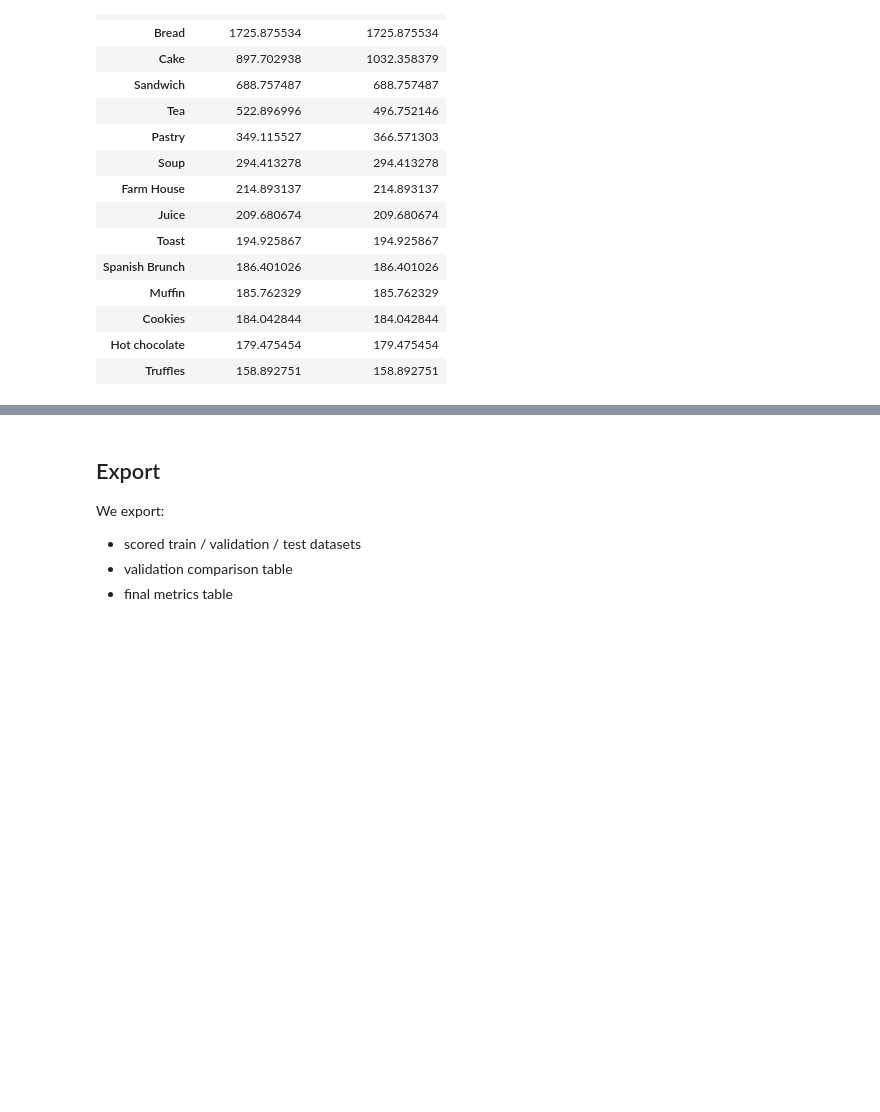
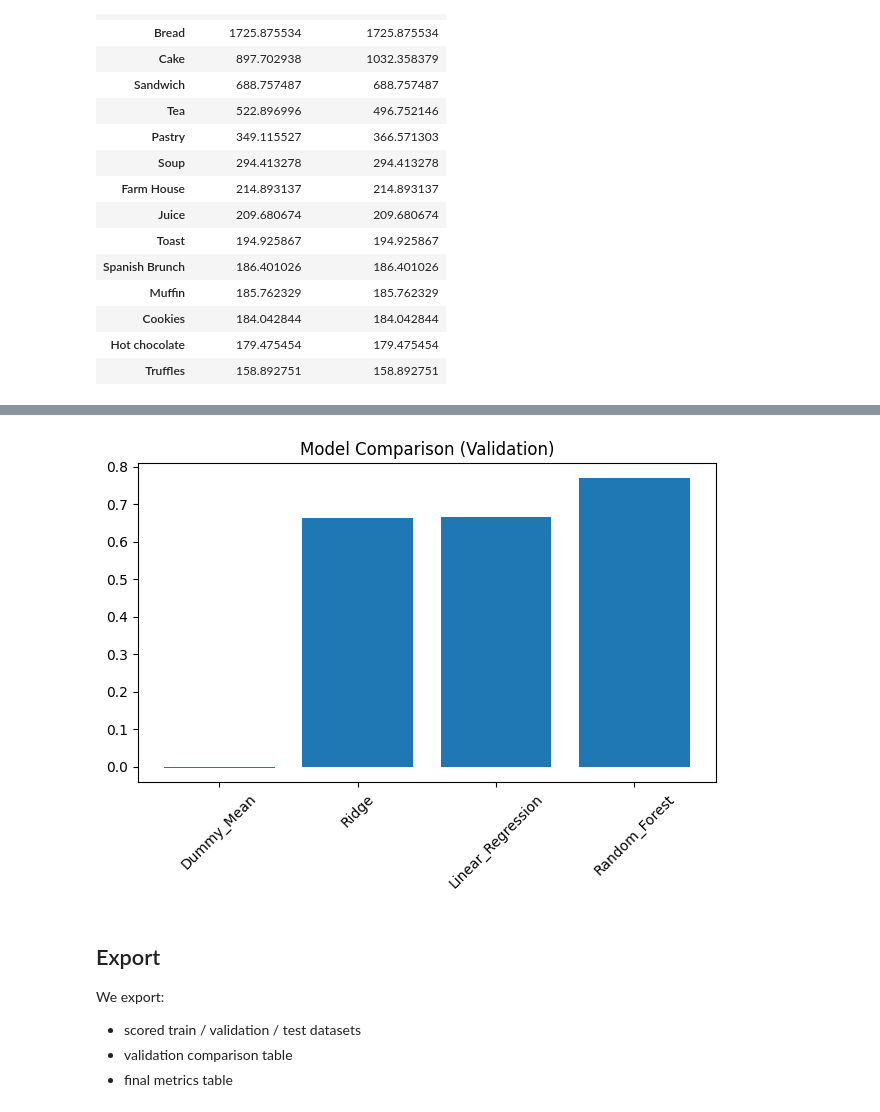
Before and after one commit to sloxen/AutoPred, a Jupyter notebook: bakery_demo.ipynb, the cells around one changed output, grey strips where cells are left out. Drawn from its saved outputs; the diff is of its cells as text; code cells hidden in the pictures; blank space fills up the shorter version.

```diff
--- a/bakery_demo.ipynb
+++ b/bakery_demo.ipynb
@@ -688,3 +763,20 @@ test_revenue_compare.head(15)
+# %%
+# ---- Plot 4: Model comparison ----
+plt.figure()
+
+x = validation_results.columns[0]
+y = validation_results.columns[-1]
+
+validation_results_sorted = validation_results.sort_values(y)
+
+plt.bar(validation_results_sorted[x], validation_results_sorted[y])
+plt.title("Model Comparison (Validation)")
+plt.xticks(rotation=45)
+plt.tight_layout()
+plt.savefig("demo/bakery_kaggle/plots/plot_model_comparison.png")
+plt.show()
+# %% [output]
+[figure, added]
 # %% [markdown]
 ## Export
 
```
Also changed, not shown: parts of 8 cells of this notebook, 11 other files.
